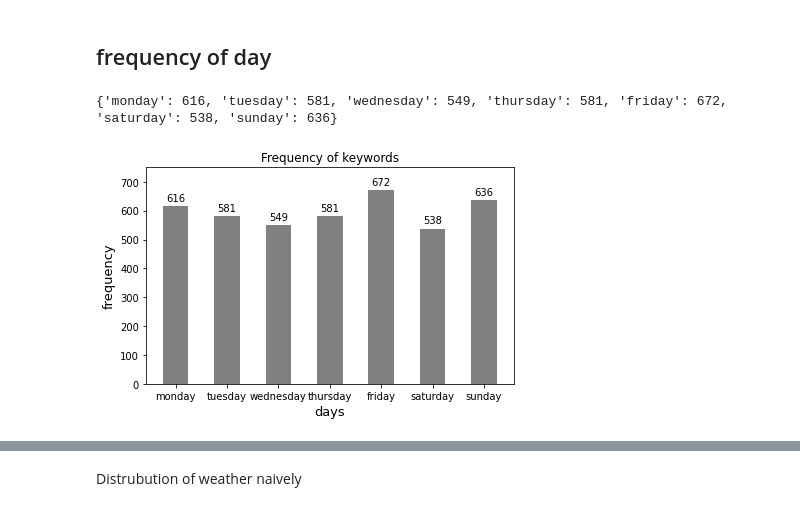
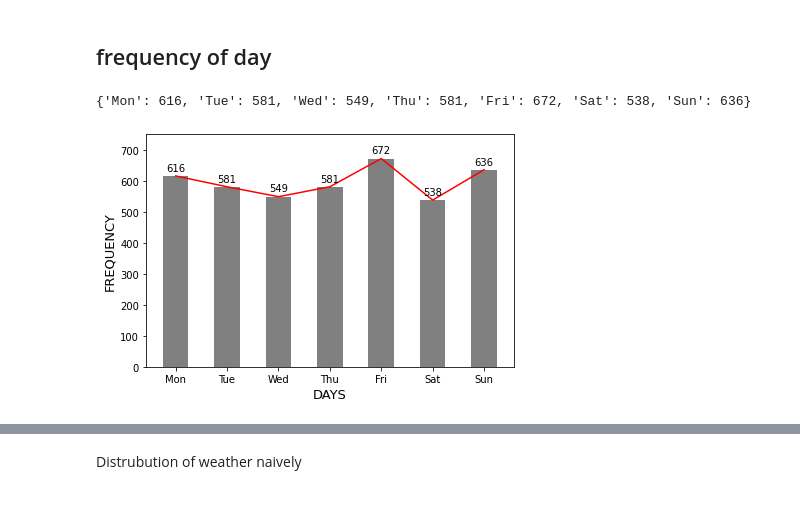
Before and after one commit to philz0918/Construction_analysis, a Jupyter notebook: webcrawling_prediction.ipynb, the cells around one changed output, grey strips where cells are left out. Saved outputs shown, nothing was run; the diff lists cells and outputs as text; code cells hidden in the pictures.

```diff
--- a/webcrawling_prediction.ipynb
+++ b/webcrawling_prediction.ipynb
@@ -267,10 +267,8 @@ for words in l_bodies:
     filter_sentence = [fw for fw in word_tokens if not fw in stop_words]
 
     for n in range(len(filter_sentence)) :
-        if filter_sentence[n] == 'collapsed' :
-            filter_sentence[n]  = 'collapse'
-        elif filter_sentence[n] == 'buildings':
-            filter_sentence[n] = 'building'
+        if filter_sentence[n] == 'collapse' :
+            filter_sentence[n]  = 'collapsed'
 
     ## fall + fell => fall (less frequency of fall just go with fell) , collapsed +collapse => collapse
     #filter_sentence = nltk.pos_tag(filter_sentence)
@@ -393,35 +459,36 @@ for token in token_sentence :
 
 
 freq_day_dict = {}
-freq_day_dict['monday'] = cnt_mon
-freq_day_dict['tuesday'] = cnt_tue
-freq_day_dict['wednesday'] = cnt_wed
-freq_day_dict['thursday'] = cnt_thr
-freq_day_dict['friday'] = cnt_fri
-freq_day_dict['saturday'] = cnt_sat
-freq_day_dict['sunday'] = cnt_sun
+freq_day_dict['Mon'] = cnt_mon
+freq_day_dict['Tue'] = cnt_tue
+freq_day_dict['Wed'] = cnt_wed
+freq_day_dict['Thu'] = cnt_thr
+freq_day_dict['Fri'] = cnt_fri
+freq_day_dict['Sat'] = cnt_sat
+freq_day_dict['Sun'] = cnt_sun
 
 print(freq_day_dict)
 # %% [output]
-{'monday': 616, 'tuesday': 581, 'wednesday': 549, 'thursday': 581, 'friday': 672, 'saturday': 538, 'sunday': 636}
+{'Mon': 616, 'Tue': 581, 'Wed': 549, 'Thu': 581, 'Fri': 672, 'Sat': 538, 'Sun': 636}
 # %%
 #frequency histogram of days keywords
 
 
 fig, ax = plt.subplots()
 rect = ax.bar(list(freq_day_dict.keys()),freq_day_dict.values(),width = 0.5, color ='gray')
-ax.set_ylabel('frequency', fontsize = 13)
-ax.set_xlabel('days', fontsize =13)
+ax.plot(list(freq_day_dict.keys()),list(freq_day_dict.values()), color = 'red')
+ax.set_ylabel('FREQUENCY', fontsize = 13)
+ax.set_xlabel('DAYS', fontsize =13)
 ax.set_ylim(0,750)
 
 autolabel(rect)
 
 
-plt.title("Frequency of keywords")
+#plt.title("Frequency of days")
 fig.tight_layout()
-plt.savefig('figure/prediction/frequency_day.png')
+plt.savefig('figure/prediction/current/frequency_day.jpeg',dpi=300)
 # %% [output]
-[figure, old version]
+[figure, new version]
 # %%
 def generate_by_weather(df_article) :
     weather =[]
```
Also changed, not shown: parts of 32 cells of this notebook, 35 other files.
